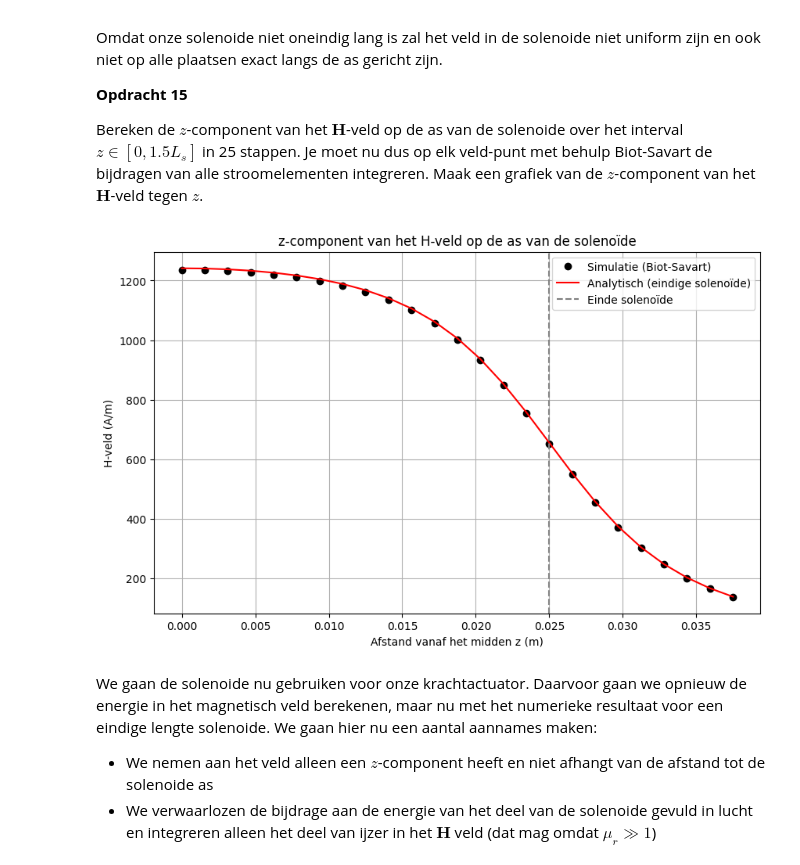
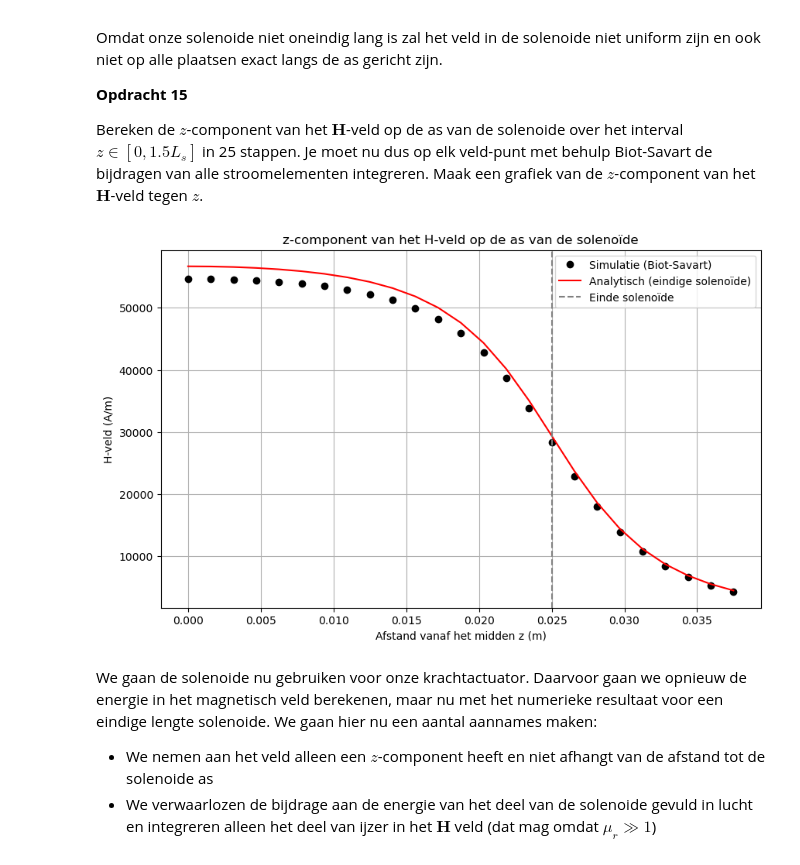
Before and after one commit to fd6150/opdrachten-DEF-D, a Jupyter notebook: DigitaleOntwerpopdrachten/KrachtactuatorOpdracht.ipynb, the cells around one changed output. Saved outputs shown, nothing was run; the diff lists cells and outputs as text; code cells hidden in the pictures.

```diff
--- a/DigitaleOntwerpopdrachten/KrachtactuatorOpdracht.ipynb
+++ b/DigitaleOntwerpopdrachten/KrachtactuatorOpdracht.ipynb
@@ -491,8 +491,8 @@ a. Bereken het aantal omwentelingen van je draad, hierbij mag je aannemen dat de
 b. Bereken de $x$, $y$ en $z$ coordinaten.\
 c. Bereken de spoed, in eenheden van aantal omwentelingen per meter, en print dit.
 # %%
-l_draad = 8.4          # Maximale draadlengte
-r_sol = 0.01           # Straal solenoide
+l_draad = 74.80          # Maximale draadlengte
+r_sol = 0.008          # Straal solenoide
 L_sol = 0.05           # Gekozen lengte solenoide (bijv. 5 cm)
 
 # De parametrisatie functie uit de opdracht
@@ -542,7 +542,7 @@ Bereken het veld in het midden van de solenoide en vergelijk het met het analyti
 ###
 # Veldpunt in het midden
 r_field = np.array([0, 0, 0])
-I = 0.5
+I = 2.0  # Correct voor 40W oplader
 
 # We testen verschillende groottes voor N (aantal segmenten in de simulatie)
 for N_test in [1000, 5000, 10000]:
@@ -552,9 +552,12 @@ for N_test in [1000, 5000, 10000]:
     for i in range(len(x)-1):
         r_source = np.array([x[i], y[i], z[i]])
         dl = np.array([x[i+1]-x[i], y[i+1]-y[i], z[i+1]-z[i]])
+        # Gebruik de functie uit Opdracht 11
         H_sim += field_current_element(r_field, r_source, dl, I)
 
     print(f"N={N_test}: H_z = {H_sim[2]:.2f} A/m")
 
-print(f"Analytisch (oneindig): {2673.80 * 0.5:.2f} A/m")
+
+H_analytisch_oneindig = spoed * I
+print(f"Analytisch (oneindig): {H_analytisch_oneindig:.2f} A/m")
 # %% [output]
@@ -570,60 +573,57 @@ Omdat onze solenoide niet oneindig lang is zal het veld in de solenoide niet uni
 
 Bereken de $z$-component van het $\mathbf{H}$-veld op de as van de solenoide over het interval $z \in [0, 1.5L_s]$ in 25 stappen. Je moet nu dus op elk veld-punt met behulp Biot-Savart de bijdragen van alle stroomelementen integreren. Maak een grafiek van de $z$-component van het $\mathbf{H}$-veld tegen $z$.
 # %%
-# 1. Parameters (Deuractuator)
+# 1. Parameters (Telefoonoplader - 40W)
 L_sol = 0.05            # Lengte solenoïde
-r_sol = 0.01            # Straal solenoïde
-I = 0.5                 # Stroomsterkte (9V batterij)
-N_wikkelingen = 133.69  # Berekend in Opdracht 13
+r_sol = 0.008           # Straal solenoïde (Partner keuze)
+I = 2.0                 # Stroomsterkte (40W oplader)
 
-# 2. Ik definieer de bron (de draad)
-# We gebruiken een hoog aantal punten (N_bron) voor een nauwkeurige integratie
-N_bron = 5000
+# Bereken N_wikkelingen dynamisch op basis van partner's draadlengte
+l_draad_partner = 74.80
+N_wikkelingen = l_draad_partner / (2 * np.pi * r_sol)
+
+# 2. Definieer de bron (de draad)
+# N_bron verhoogd voor nauwkeurigheid bij veel wikkelingen
+N_bron = 20000
 x_s, y_s, z_s = parametrisatie(N_bron, r_sol, N_wikkelingen, L_sol)
 
-# 3. Definieer de meetpunten op de as (veldpunten)
+# 3. Meetpunten op de as (veldpunten)
 n_ax = 25
-# We kijken van het midden (0) tot 1.5 keer de halve lengte
 z_ax = np.linspace(0, 1.5 * L_sol / 2, n_ax)
 H_ax = np.zeros(n_ax)
 
 # 4. Numerieke integratie met Biot-Savart
 for i_field in range(n_ax):
-    r_field = np.array([0, 0, z_ax[i_field]]) # Meetpunt op de z-as
+    r_field = np.array([0, 0, z_ax[i_field]])
     H_simulated = np.array([0.0, 0.0, 0.0])
 
     for i_src in range(N_bron - 1):
-        # Bepaal bronelement r_source en lengte-element dl
         r_source = np.array([x_s[i_src], y_s[i_src], z_s[i_src]])
         dl = np.array([x_s[i_src+1]-x_s[i_src], y_s[i_src+1]-y_s[i_src], z_s[i_src+1]-z_s[i_src]])
-
-        # Voeg bijdrage toe met de functie uit Opdracht 11
         H_simulated += field_current_element(r_field, r_source, dl, I)
 
-    # Sla alleen de z-component op
     H_ax[i_field] = H_simulated[2]
 
-# 5. Vergelijking met de analytische formule voor een eindige solenoïde
-# n = aantal wikkelingen per meter (spoed)
-n = N_wikkelingen / L_sol
-H_analytisch = (n * I / 2) * (
+# 5. Analytische formule voor een eindige solenoïde
+n_spoed = N_wikkelingen / L_sol
+H_analytisch = (n_spoed * I / 2) * (
     (L_sol/2 - z_ax) / np.sqrt((z_ax - L_sol/2)**2 + r_sol**2) +
     (L_sol/2 + z_ax) / np.sqrt((z_ax + L_sol/2)**2 + r_sol**2)
 )
 
 # 6. Grafiek maken
 plt.figure(figsize=(10, 6))
 plt.plot(z_ax, H_ax, 'ko', label='Simulatie (Biot-Savart)')
 plt.plot(z_ax, H_analytisch, 'r-', label='Analytisch (eindige solenoïde)')
 plt.axvline(x=L_sol/2, color='gray', linestyle='--', label='Einde solenoïde')
 plt.title('z-component van het H-veld op de as van de solenoïde')
 plt.xlabel('Afstand vanaf het midden z (m)')
 plt.ylabel('H-veld (A/m)')
 plt.legend()
 plt.grid(True)
 plt.show()
 # %% [output]
-[figure, old version]
+[figure, new version]
 # %% [markdown]
 We gaan de solenoide nu gebruiken voor onze krachtactuator. Daarvoor gaan we opnieuw de energie in het magnetisch veld berekenen, maar nu met het numerieke resultaat voor een eindige lengte solenoide. We gaan hier nu een aantal aannames maken:
 * We nemen aan het veld alleen een $z$-component heeft en niet afhangt van de afstand tot de solenoide as
```
Also changed, not shown: parts of 9 cells of this notebook.
